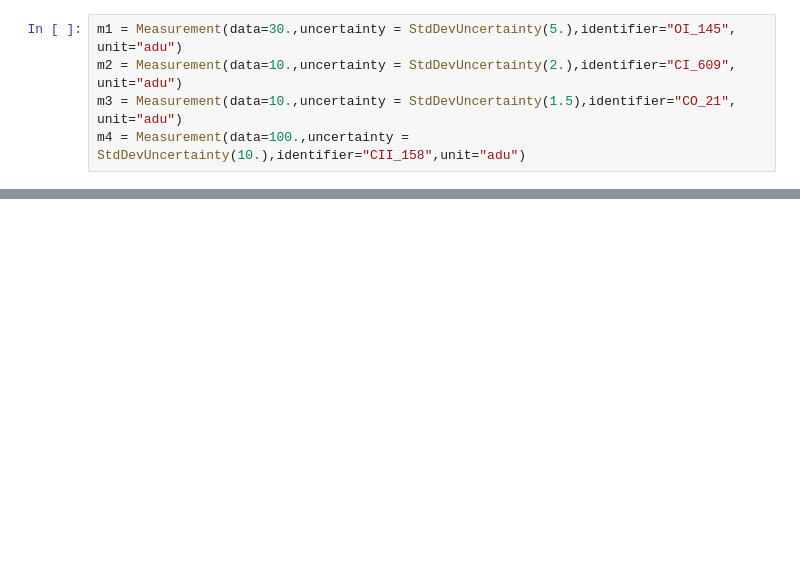
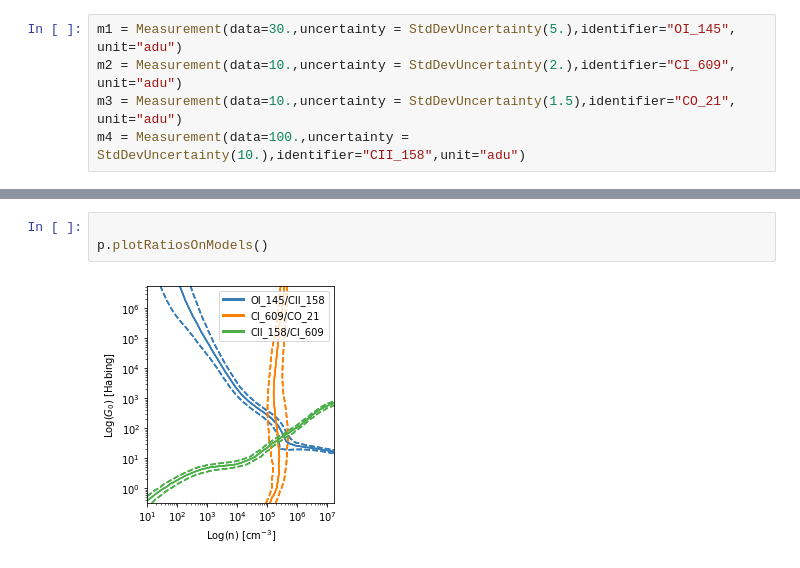
Before and after one commit to mpound/pdrttest, a Jupyter notebook: testpdrt.ipynb, the cells around one changed output, grey strips where cells are left out. Cells and saved outputs as stored; diff of their text form; blank space fills up the shorter version.

```diff
--- a/testpdrt.ipynb
+++ b/testpdrt.ipynb
@@ -27,0 +17,5 @@ p.makeRatioOverlays(cmap='gray')
+# %%
+
+p.plotRatiosOnModels()
+# %% [output]
+[figure, added]
```
Also changed, not shown: parts of 8 cells of this notebook, 3 other files.
